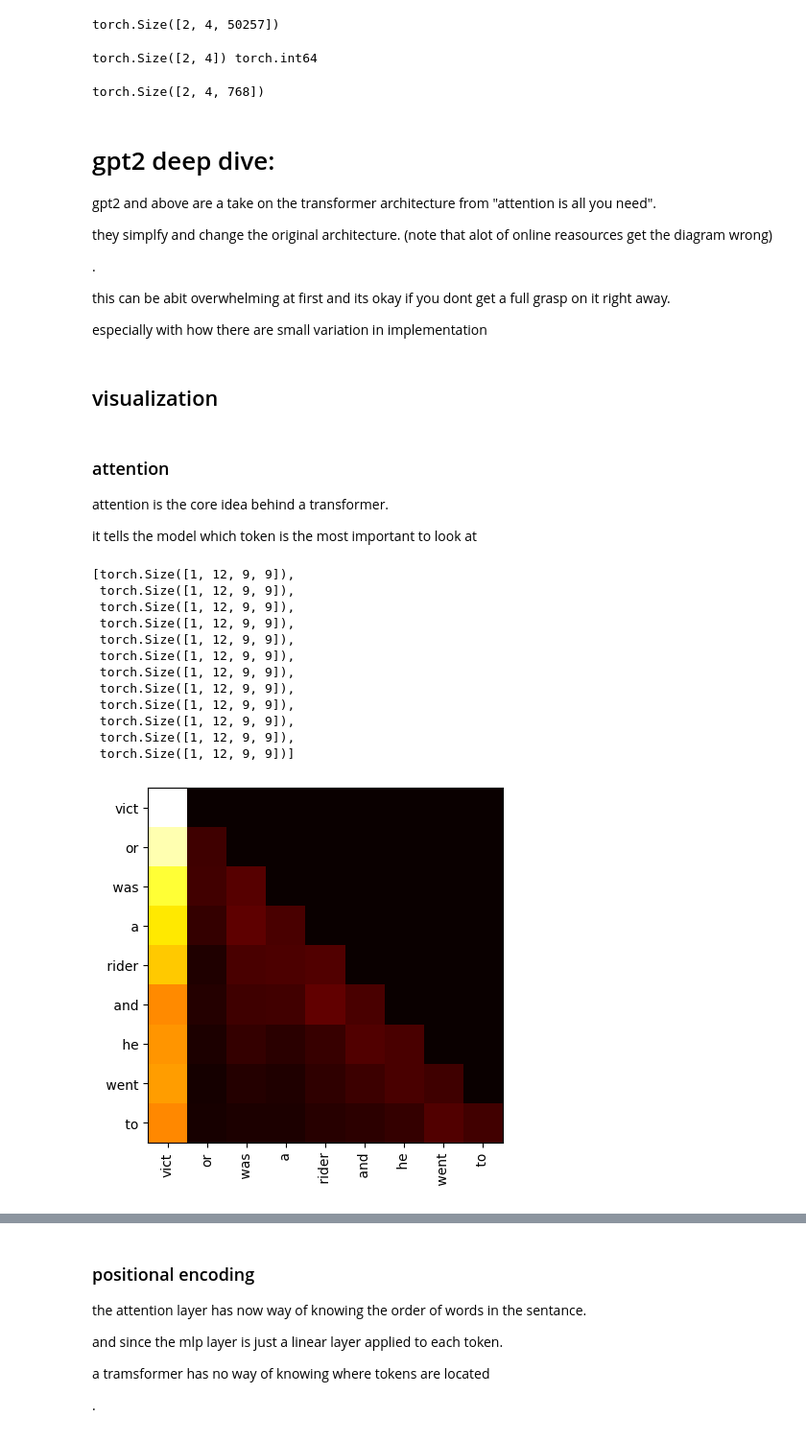
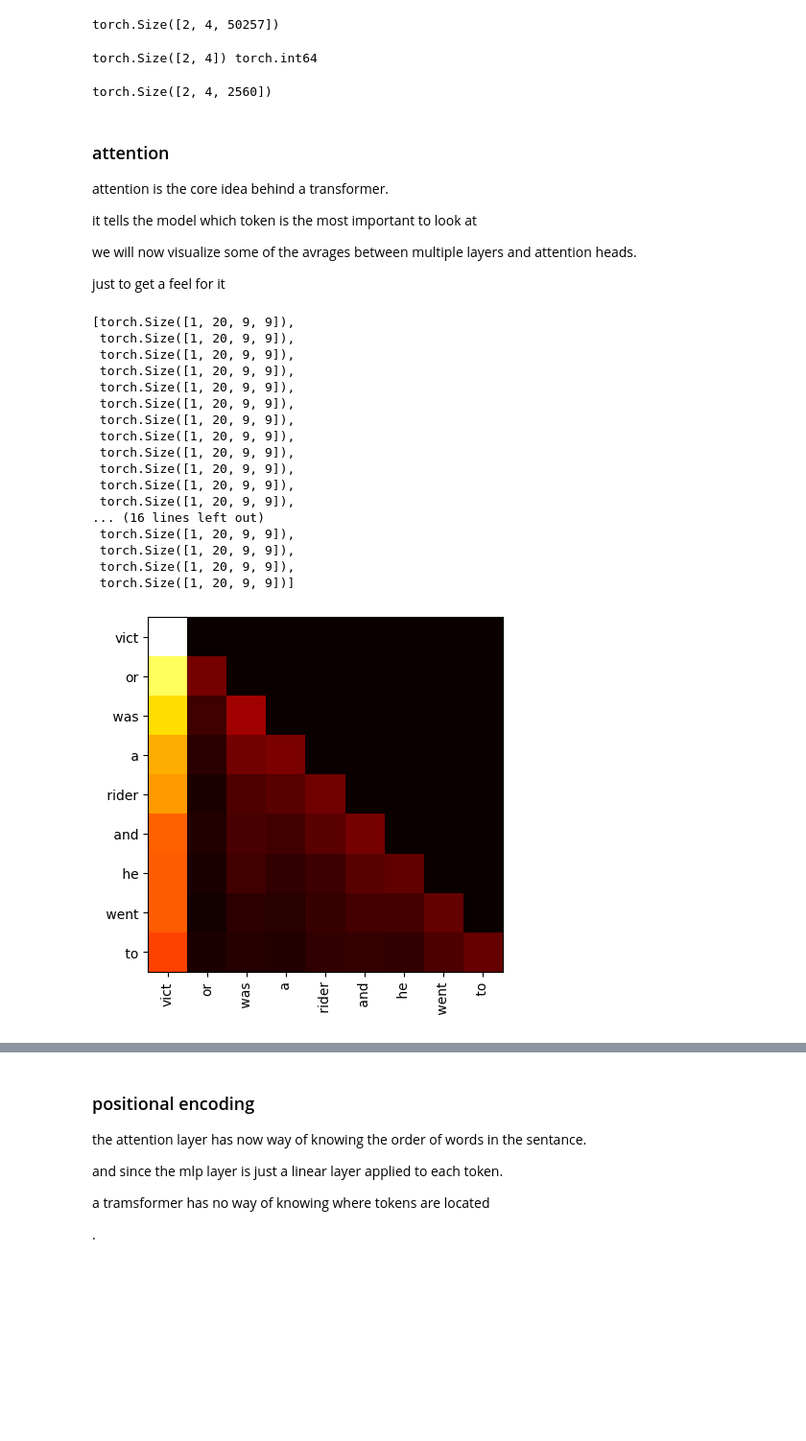
Before and after one commit to nevakrien/intel_ai_showcase, a Jupyter notebook: nlp educational.ipynb, the cells around one changed output, grey strips where cells are left out. Shown: that part at 96% size. Cells and saved outputs as stored; diff of their text form; code cells hidden in the pictures; blank space fills up the shorter version.

Commit message:
added bigger model

```diff
--- a/nlp educational.ipynb
+++ b/nlp educational.ipynb
@@ -36,0 +6,8 @@ GPT2LMHeadModel(
+# %%
+from transformers import  AutoTokenizer,AutoModelForCausalLM
+
+model_name ='gpt2'#'EleutherAI/gpt-neo-2.7B' #neo takes longer to load but is a bit more clever
+model=AutoModelForCausalLM.from_pretrained(model_name).to('xpu')
+tokenizer = AutoTokenizer.from_pretrained(model_name)
+
+model
@@ -68,6 +65,7 @@ we will use the second because dealing with an extra token is tricky
 tokenizer.pad_token_id=tokenizer.eos_token_id
 # %%
 inputs=tokenizer(['hi',"hi I am longer"], return_tensors='pt',padding=True)
+inputs = {k:v.to('xpu') for k,v in inputs.items()}
 inputs
 # %% [output]
 {'input_ids': tensor([[ 5303, 50256, 50256, 50256],
@@ -82,7 +81,8 @@ tokenizer._tokenizer.__dict__.keys()
 # %% [output]
 dict_keys([])
 # %%
-output=model(**inputs)
+with torch.no_grad():
+    output=model(**inputs)
 output.logits.shape
 # %% [output]
 torch.Size([2, 4, 50257])
@@ -92,57 +92,54 @@ print(x.shape,x.dtype)
 model.transformer.wte(x).shape
 # %% [output]
 torch.Size([2, 4]) torch.int64
-torch.Size([2, 4, 768])
+torch.Size([2, 4, 2560])
-# %% [markdown]
-# gpt2 deep dive:
-
-gpt2 and above are a take on the transformer architecture from "attention is all you need".
-
-they simplfy and change the original architecture. (note that alot of online reasources get the diagram wrong)
-
-.
-
-this can be abit overwhelming at first and its okay if you dont get a full grasp on it right away.
-
-especially with how there are small variation in implementation
-# %% [markdown]
-## visualization
 # %% [markdown]
 ### attention
 
 attention is the core idea behind a transformer.
 
 it tells the model which token is the most important to look at
+
+we will now visualize some of the avrages between multiple layers and attention heads.
+
+just to get a feel for it
 # %%
 inputs=tokenizer(['victor was a rider and he went to'],return_tensors='pt')
-output=model(**inputs,output_attentions=True)
+inputs = {k:v.to('xpu') for k,v in inputs.items()}
+with torch.no_grad():
+    output=model(**inputs,output_attentions=True)
 [x.shape for x in output.attentions]
 # %% [output]
-[torch.Size([1, 12, 9, 9]),
- torch.Size([1, 12, 9, 9]),
- torch.Size([1, 12, 9, 9]),
- torch.Size([1, 12, 9, 9]),
- torch.Size([1, 12, 9, 9]),
- torch.Size([1, 12, 9, 9]),
- torch.Size([1, 12, 9, 9]),
- torch.Size([1, 12, 9, 9]),
- torch.Size([1, 12, 9, 9]),
- torch.Size([1, 12, 9, 9]),
- torch.Size([1, 12, 9, 9]),
- torch.Size([1, 12, 9, 9])]
+[torch.Size([1, 20, 9, 9]),
+ torch.Size([1, 20, 9, 9]),
+ torch.Size([1, 20, 9, 9]),
+ torch.Size([1, 20, 9, 9]),
+ torch.Size([1, 20, 9, 9]),
+ torch.Size([1, 20, 9, 9]),
+ torch.Size([1, 20, 9, 9]),
+ torch.Size([1, 20, 9, 9]),
+ torch.Size([1, 20, 9, 9]),
+ torch.Size([1, 20, 9, 9]),
+ torch.Size([1, 20, 9, 9]),
+ torch.Size([1, 20, 9, 9]),
+... (16 lines left out)
+ torch.Size([1, 20, 9, 9]),
+ torch.Size([1, 20, 9, 9]),
+ torch.Size([1, 20, 9, 9]),
+ torch.Size([1, 20, 9, 9])]
 # %%
-heatmap=torch.stack(output.attentions).mean(dim=(0,1,2)).detach().numpy()
+heatmap=torch.stack(output.attentions).mean(dim=(0,1,2)).detach().cpu().numpy()
 plt.imshow(heatmap,cmap='hot')
 
 tokens = [tokenizer.decode([token_id]) for token_id in inputs['input_ids'][0]]
 
 
 # Label the axes with the decoded tokens
 plt.xticks(range(len(tokens)), tokens, rotation=90)
 plt.yticks(range(len(tokens)), tokens)
 plt.show()
 # %% [output]
-[figure, old version]
+[figure, new version]
 # %%
 heatmap.sum(1)
 # %% [output]
```
Also changed, not shown: parts of 12 cells of this notebook.
